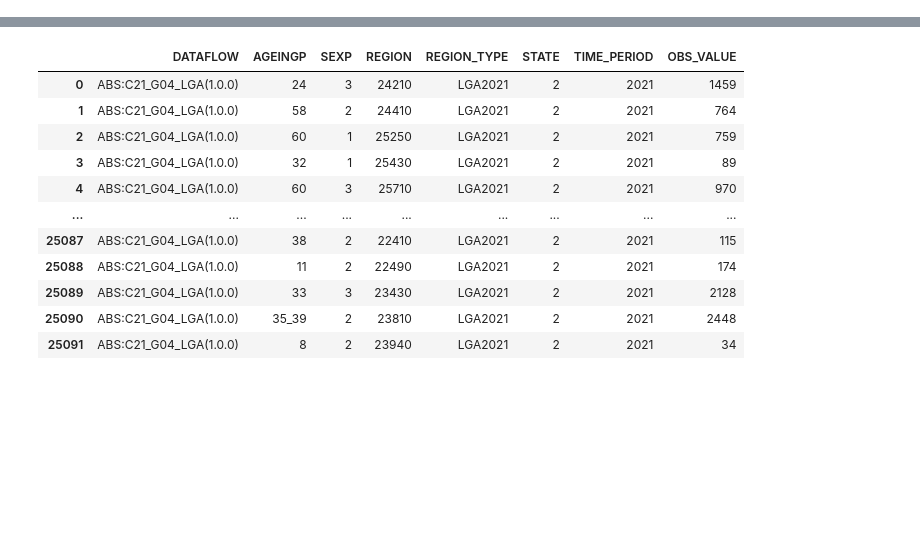
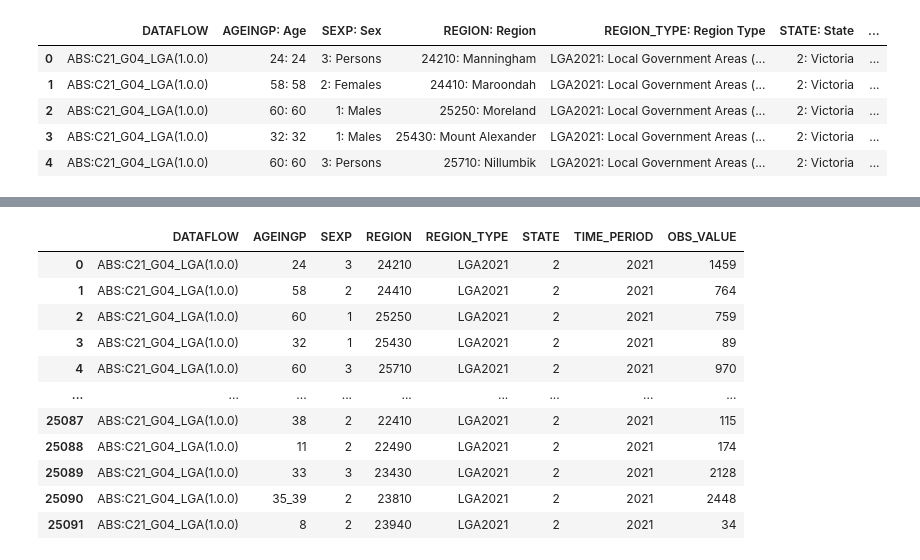
Before and after one commit to DanteC1997/Team3Project2, a Jupyter notebook: API - Project 2.ipynb, the cells around one changed output, grey strips where cells are left out. Cells and saved outputs as stored; diff of their text form; code cells hidden in the pictures; blank space fills up the shorter version.

```diff
--- a/API - Project 2.ipynb
+++ b/API - Project 2.ipynb
@@ -5,3 +6,17 @@ import pandas as pd
 # %%
 #API - Population
-url = "https://api.data.abs.gov.au/data/ABS,C21_G04_LGA,1.0.0/....2?dimensionAtObservation=AllDimensions&format=csv"
+url = "https://api.data.abs.gov.au/data/C21_G04_LGA/....2"
+# %%
+headers = {"Accept": "application/vnd.sdmx.data+csv;labels=both"}
+req = requests.get(url, headers=headers)
+data = StringIO(req.text)
+
+df = pd.read_csv(data)
+df.head()
+# %% [output]
+|  | DATAFLOW | AGEINGP: Age | SEXP: Sex | REGION: Region | REGION_TYPE: Region Type | STATE: State | ... |
+| 0 | ABS:C21_G04_LGA(1.0.0) | 24: 24 | 3: Persons | 24210: Manningham | LGA2021: Local Government Areas (... | 2: Victoria | ... |
+| 1 | ABS:C21_G04_LGA(1.0.0) | 58: 58 | 2: Females | 24410: Maroondah | LGA2021: Local Government Areas (... | 2: Victoria | ... |
+| 2 | ABS:C21_G04_LGA(1.0.0) | 60: 60 | 1: Males | 25250: Moreland | LGA2021: Local Government Areas (... | 2: Victoria | ... |
+| 3 | ABS:C21_G04_LGA(1.0.0) | 32: 32 | 1: Males | 25430: Mount Alexander | LGA2021: Local Government Areas (... | 2: Victoria | ... |
+| 4 | ABS:C21_G04_LGA(1.0.0) | 60: 60 | 3: Persons | 25710: Nillumbik | LGA2021: Local Government Areas (... | 2: Victoria | ... |
```
Also changed, not shown: parts of 10 cells of this notebook.
